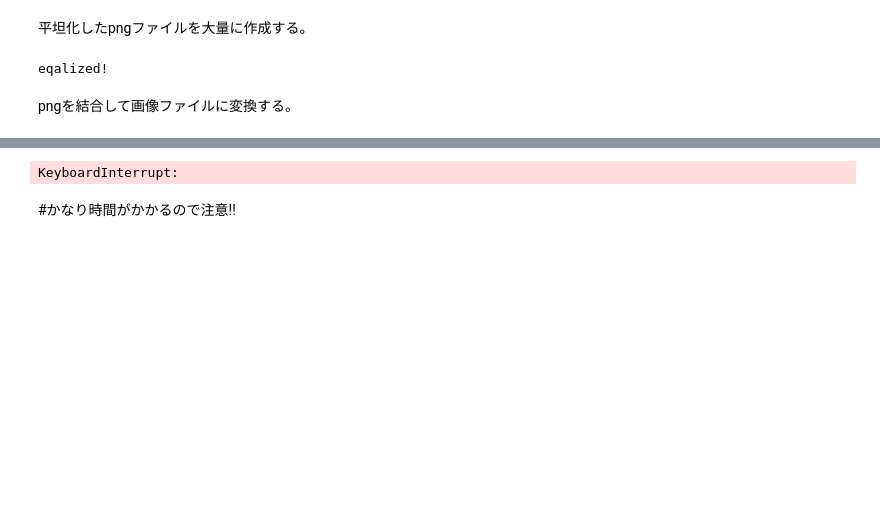
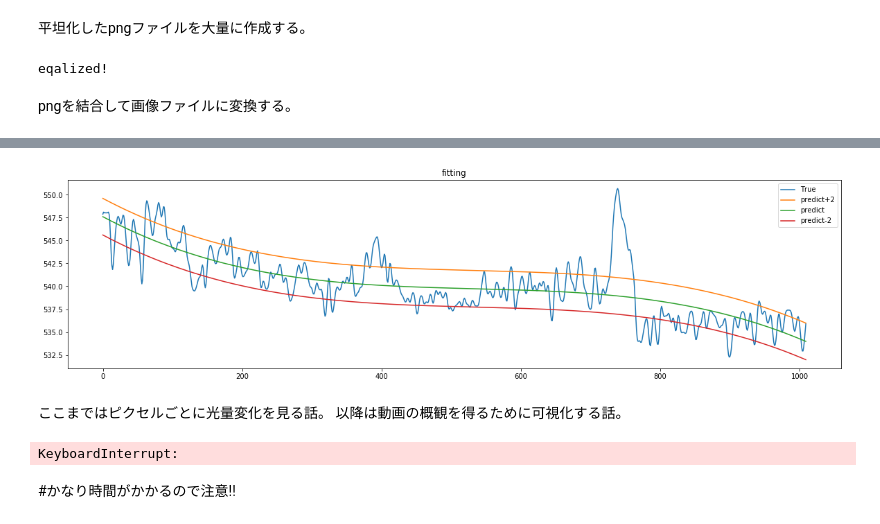
Before and after one commit to natsukacha/imaging-1, a Jupyter notebook: visualize_set(2019May).ipynb, the cells around one changed output, grey strips where cells are left out. Cells and saved outputs as stored; diff of their text form; code cells hidden in the pictures; blank space fills up the shorter version.

```diff
--- a/visualize_set(2019May).ipynb
+++ b/visualize_set(2019May).ipynb
@@ -121,3 +150,25 @@ print("video made!")
+# %%
+def linear_fit(x,a,b,c,d):
+    return a* x * x *x + b*x*x + c*x + d
+
+param, cov = curve_fit(linear_fit, x, y)
+
+x = np.array(x, dtype=np.float64)
+array_y_fit = param[0] * x *x *x + param[1] * x *x + param[2] *x + param[3]
+
+plt.figure(figsize=(20, 5))
+plt.plot(y)
+plt.plot(array_y_fit+2)
+plt.plot(array_y_fit)
+plt.plot(array_y_fit-2)
+plt.legend(['True','predict+2', 'predict', 'predict-2'])
+plt.title("fitting")
+plt.show()
+# %% [output]
+[figure, added]
+# %% [markdown]
+ここまではピクセルごとに光量変化を見る話。
+以降は動画の概観を得るために可視化する話。
 # %%
 from mpl_toolkits.mplot3d import Axes3D
 from matplotlib import cm
```
Also changed, not shown: parts of 4 cells of this notebook.
